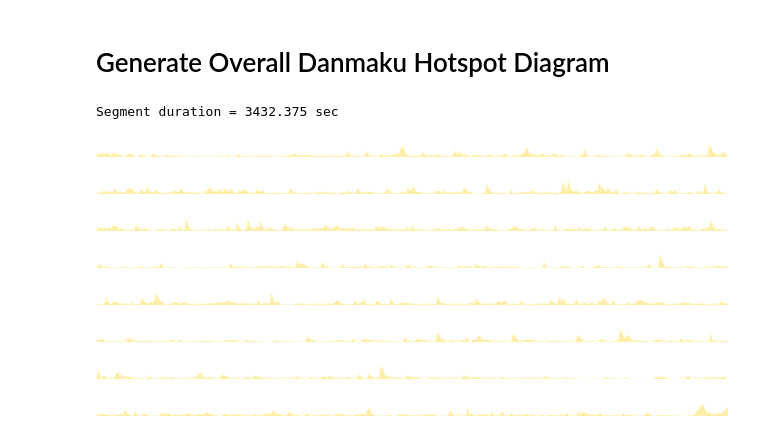
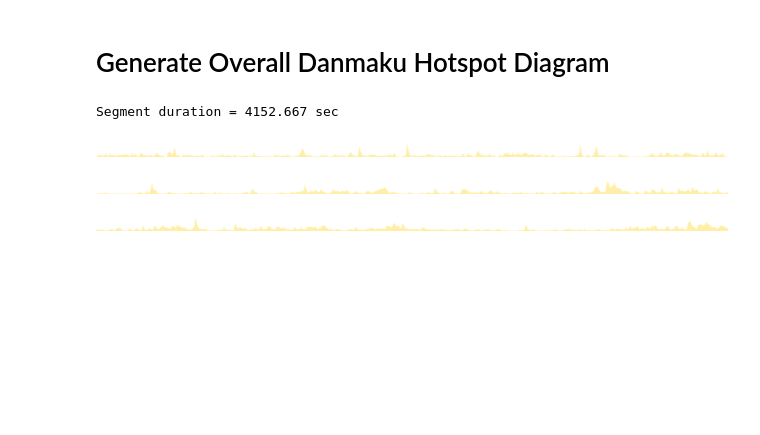
Before and after one commit to y1guo/hotspot-clip, a Jupyter notebook: src/recording_treatment.ipynb, the cells around one changed output. Drawn from its saved outputs; the diff is of its cells as text; code cells hidden in the pictures; blank space fills up the shorter version.

```diff
--- a/src/recording_treatment.ipynb
+++ b/src/recording_treatment.ipynb
@@ -26,9 +26,9 @@ ffmpeg -i 47867_20220721_024552_猫猫模拟器.flv -c:a copy -c:v copy 47867_20
 # Split Recording
 # %%
 # dir = os.path.abspath("../recordings") + "/"
-dir = os.path.abspath("/mnt/c/Users/yiguo/Desktop/BiliRec_tmp/tmp/") + "/"
-filename = "47867_20220723_043527_先打π_part2"
-split_time = "04:34:19"
+dir = os.path.abspath("/mnt/c/Users/yiguo/Desktop/apixC_末日合集/footages/") + "/"
+filename = "47867_20220801_020712_异度之刃3"
+split_time = "03:09:44"
 
 
 assert len(split_time) == 8
@@ -175,7 +178,7 @@ written file to /mnt/c/Users/yiguo/Desktop/BiliRec_tmp/tmp/47867_20220723_090946
 # %%
-# dir = "/mnt/c/Users/yiguo/Desktop/apixC_末日合集/footages/"
-dir = "/mnt/c/Users/yiguo/Downloads/"
-black_list = ['1', '嗷呜', '打卡', '第一时间直播最新最热单机游戏，欢迎关注', '赞', '妙啊', '有点东西', '很有精神', '爱你', '打电动', '吃零食', '晚安喵', '棒', '来了来了', '原地去世', '永远爱你', '抱歉']
+dir = "/mnt/c/Users/yiguo/Desktop/apixC_末日合集/footages/"
+# dir = "/mnt/c/Users/yiguo/Downloads/"
+black_list = ['1', '嗷呜', "老板大气！点点红包抽礼物！", '打卡', '第一时间直播最新最热单机游戏，欢迎关注', '赞', '妙啊', '有点东西', '很有精神', '爱你', '打电动', '吃零食', '晚安喵', '棒', '来了来了', '原地去世', '永远爱你', '抱歉']
 
 
 for file in os.listdir(dir):
@@ -184,9 +187,26 @@ for file in os.listdir(dir):
         root = tree.getroot()
         info = root.find("BililiveRecorderRecordInfo")
         start_time = datetime.datetime.strptime(info.attrib["start_time"][:26], "%Y-%m-%dT%H:%M:%S.%f")
+        # filter danmaku
         for child in root.findall("d"):
             if child.text in black_list:
                 root.remove(child)
+        # find average danmaku delay
+        danmaku_delay = []
+        for child in root.findall("d"):
+            p = child.attrib["p"].split(",")
+            sec = float(p[0])
+            new_sec = float(p[4]) / 1000 - start_time.timestamp()
+            danmaku_delay.append(sec - new_sec)
+        average_delay = sum(danmaku_delay) / len(danmaku_delay)
+        # treat danmaku
+        for child in root.findall("d"):
+            p = child.attrib["p"].split(",")
+            new_sec = float(p[4]) / 1000 - start_time.timestamp() + average_delay
+            p[0] = f"{new_sec:.3f}"
+            p[1] = "1"
+            child.attrib["p"] = ",".join(p)
+        # treat sc
         for child in root.findall("sc"):
             sec = child.attrib["ts"]
             user = child.attrib["user"]
@@ -194,12 +214,13 @@ for file in os.listdir(dir):
             price = child.attrib["price"]
             child.tag = "d"
             timestamp = str(round((start_time.timestamp() + float(sec)) * 1000))
-            child.attrib = {"p": ",".join([sec, "1", "25", "16772431", timestamp, "0", uid, "0"]), "user": user}
+            child.attrib = {"p": ",".join([sec, "3", "25", "16772431", timestamp, "0", uid, "0"]), "user": user}
             if child.text == None:
                 child.text = f"【无言SC¥{price}】" + user
             else:
                 child.text = f"【SC¥{price}】" + user + ":" + child.text
 
+
         tree.write(os.path.join(dir, file[:-4] + "_filtered.xml"), encoding="utf-8", xml_declaration=True)
 # %% [markdown]
 # Extract Danmaku
@@ -209,9 +230,9 @@ def extract_danmaku(dir: str, start_time: str, duration: str):
 
     dir = "/mnt/c/Users/yiguo/Desktop/apixC_末日合集/progress_bar/"
 
-    start_time = "20220719_050734"
+    start_time = "20220728_040246"
 
-    duration = "05:42:28"
+    duration = "04:06:41"
     '''
 
     # load time
@@ -260,8 +281,8 @@ def extract_danmaku(dir: str, start_time: str, duration: str):
 # Generate Overall Danmaku Hotspot Diagram
 # %%
 dir = "/mnt/c/Users/yiguo/Desktop/apixC_末日合集/progress_bar/"
-start_time = "20220721_042313"
-duration = "07:37:39"
+start_time = "20220730_042559"
+duration = "03:27:38"
 black_list = ['1', '嗷呜', '打卡', '第一时间直播最新最热单机游戏，欢迎关注', '赞', '妙啊', '有点东西', '很有精神', '爱你', '打电动', '吃零食', '晚安喵', '棒', '来了来了', '原地去世', '永远爱你', '抱歉']
 
 
@@ -272,7 +293,7 @@ sec_list.sort() # sort again just to make sure
 npoint = 10000
 average_radius = 5 # seconds
 resolution = [3840, 82] # pixels
-nsegment = 8
+nsegment = 3
 # color = "#f8a8b5"
 # alpha = 1.0
 color = "#ffeea9"
@@ -289,39 +310,34 @@ print(f"Segment duration = {duration_sec / nsegment:.3f} sec")
 for iseg in range(nsegment):
     xmin = duration_sec / nsegment * iseg
     xmax = duration_sec / nsegment * (iseg + 1)
     xstep = (xmax - xmin) / (npoint - 1)
     x_list = [xmin + xstep * _ for _ in range(npoint)]
 
     xmin_index = bisect_left(sec_list, xmin)
     xmax_index = bisect_right(sec_list, xmax)
     working_list = [-float('inf')] + sec_list[xmin_index: xmax_index] + [float('inf')]
     hi, lo = 0, 0
     y_list = []
     for x in x_list:
         left = x - average_radius
         right = x + average_radius
         while working_list[lo] < left:
             lo += 1
         while working_list[hi] < right:
             hi += 1
         y_list.append(hi - lo)
 
     dpi = 1
     figsize = tuple(_ / dpi for _ in resolution)
     plt.figure(figsize=figsize, dpi=dpi)
     plt.fill_between(x_list, y_list, [0] * len(x_list), color=color, alpha=alpha)
     plt.xlim([xmin, xmax])
     plt.ylim([0, max(y_list)])
     plt.axis('off')
     plt.savefig(save_dir + "hotspot_" + start_time + "_" + color + "_part" + str(iseg + 1) + ".png", bbox_inches='tight')
     plt.show()
 # %% [output]
-Segment duration = 3432.375 sec
+Segment duration = 4152.667 sec
-[figure, old version]
+[figure, new version]
-[figure, old version]
+[figure, new version]
-[figure, old version]
+[figure, new version]
-[figure, removed]
-[figure, removed]
-[figure, removed]
-[figure, removed]
-[figure, removed]
```
Also changed, not shown: parts of 4 cells of this notebook.
